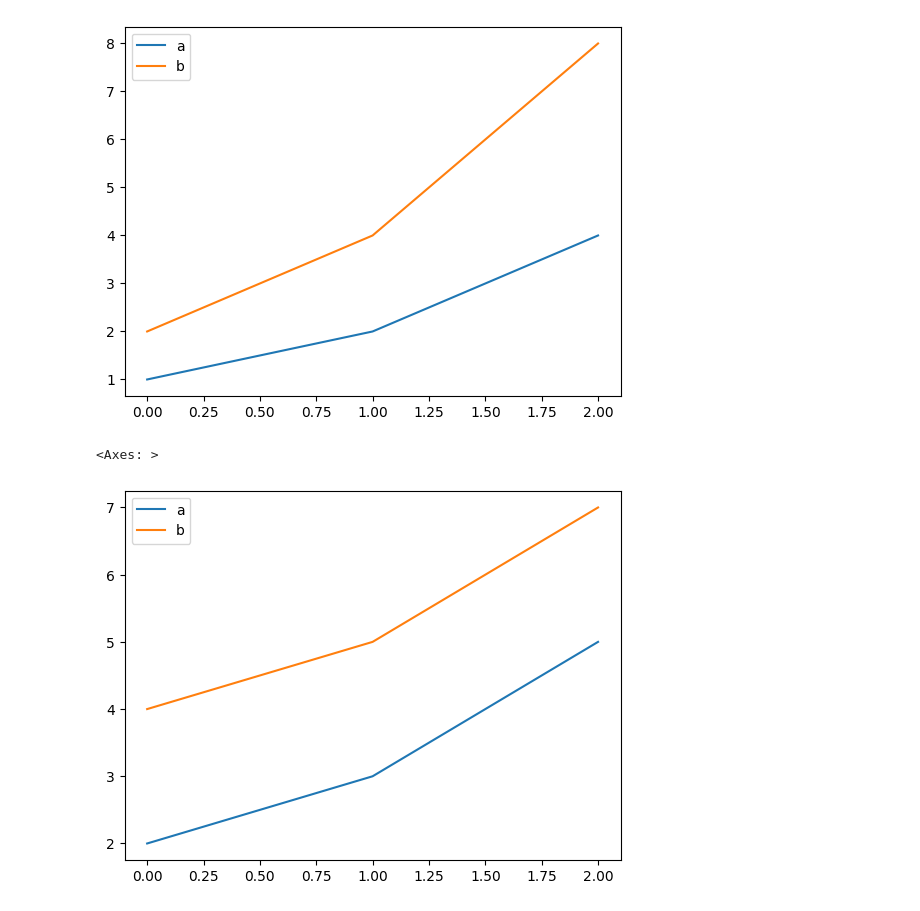
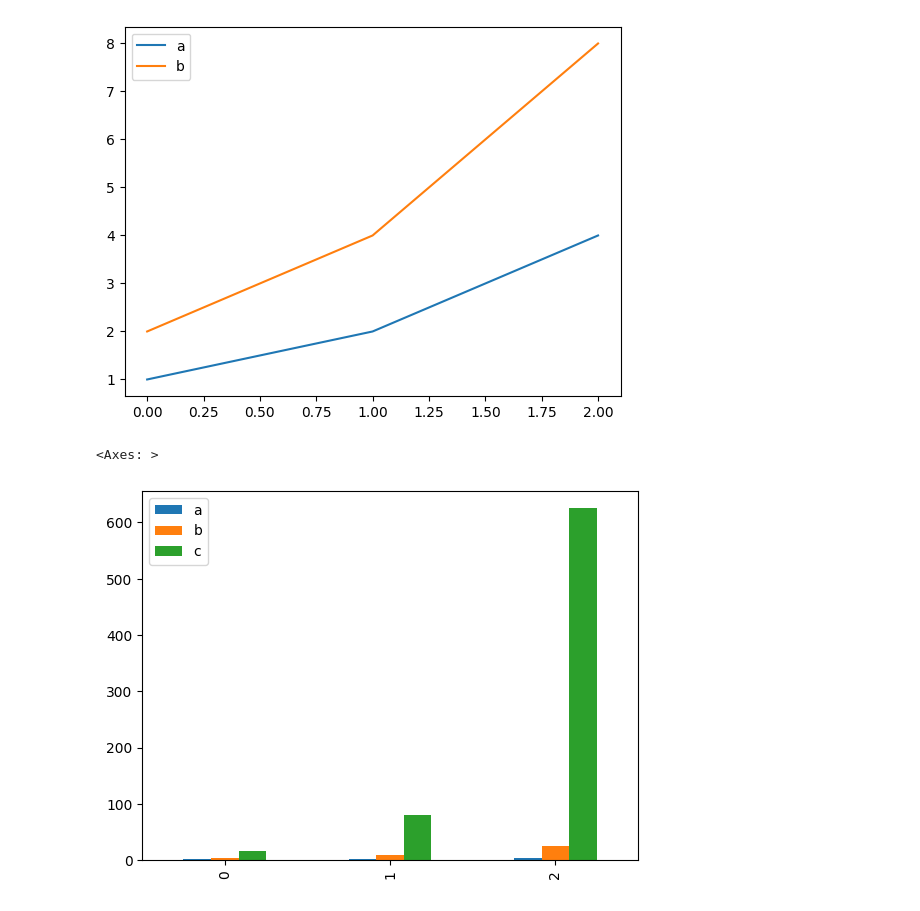
Before and after one commit to vikranth22446/verified_refactoring, a Jupyter notebook: demo/demo1-plot-a.ipynb, the cells around one changed output. Drawn from its saved outputs; the diff is of its cells as text; code cells hidden in the pictures.

```diff
--- a/demo/demo1-a.ipynb
+++ b/demo/demo1-plot-a.ipynb
@@ -12,31 +12,12 @@ b.plot()
 # %%
 a['a'] += 1
 # %%
-a['b'] = a['a'] + 2
+a['b'] = a['a'] ** 2
-# %%
-a.plot()
-# %% [output]
-<Axes: >
-[figure, removed]
-# %%
-
-import pandas as pd
-import matplotlib.pyplot as plt
-
-def process_data(file_path):
-    a = pd.read_csv(file_path)
-    a['a'] += 1
-    a['b'] = a['a'] + 2
-    return a
-
-def plot_data(df):
-    df.plot()  # (copilot[stateful])
-
-def test_process_data():
-    expected_df = globals()["a"]
-    result = process_data('data.csv')
-    pd.testing.assert_frame_equal(result, expected_df)
-
-a = process_data('data.csv')
-plot_data(a)
-test_process_data()
+# %%
+a['c'] = a['b'] ** 2
+# %%
+# Plot a bar chart
+a.plot(kind='bar')
+# %% [output]
+<Axes: >
+[figure, added]
```
Also changed, not shown: 13 other files.
